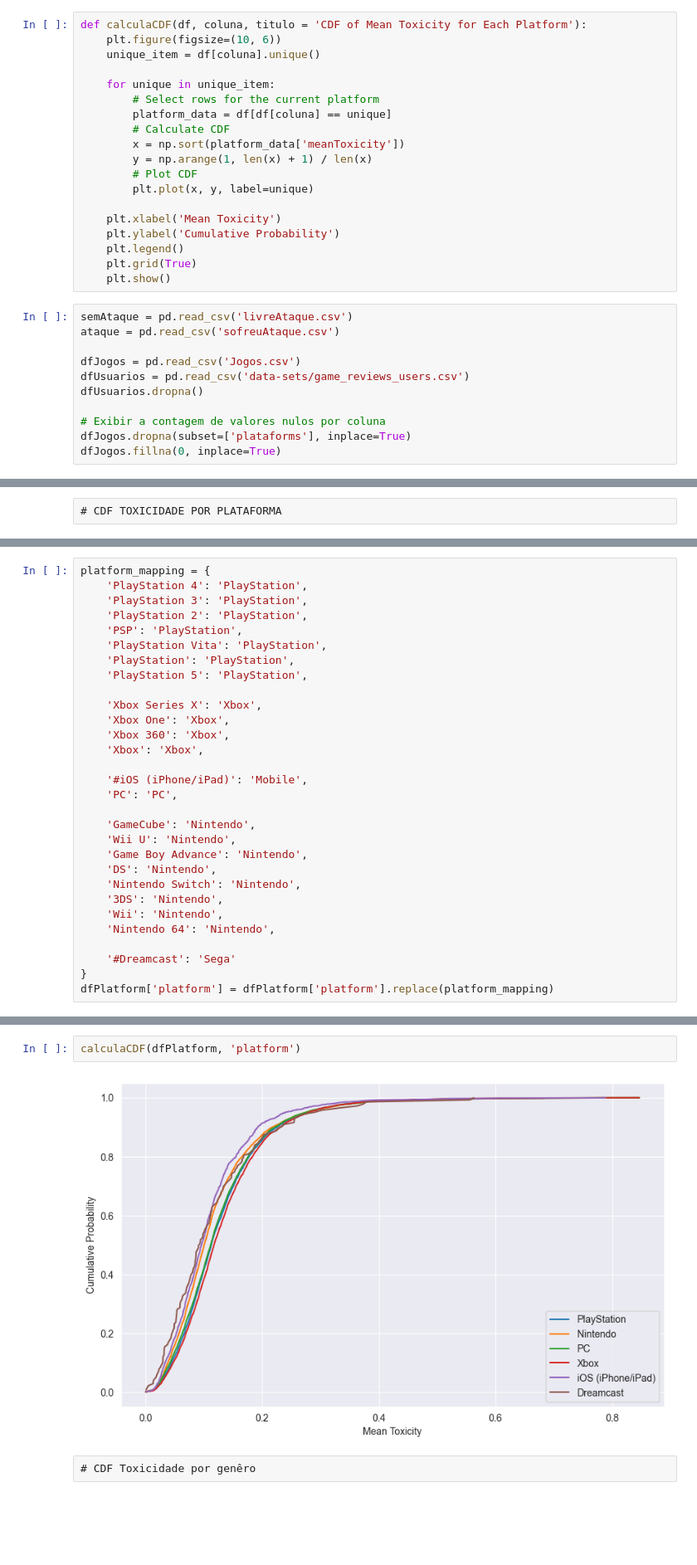
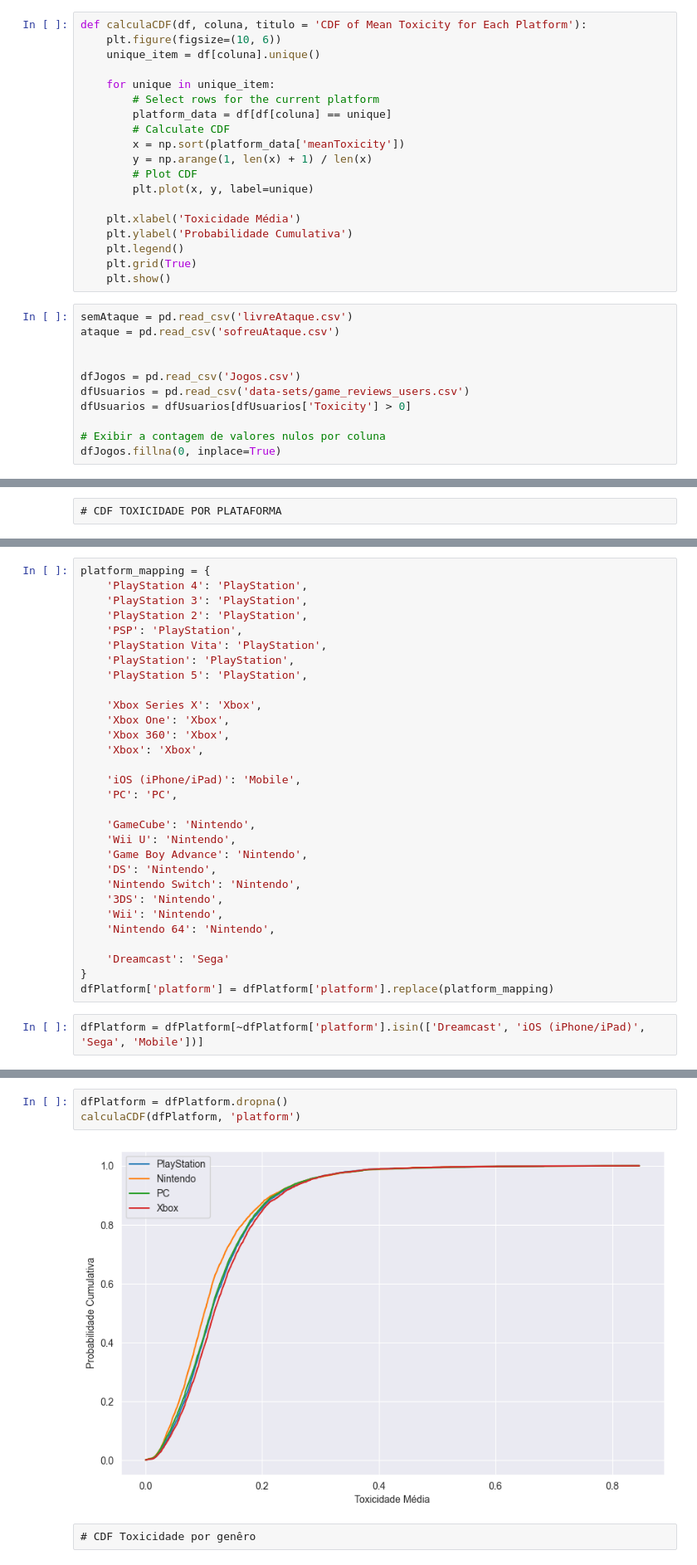
Before and after one commit to marcusguerra/Metacritic-Review-Bomb, a Jupyter notebook: Jogos.ipynb, the cells around one changed output, grey strips where cells are left out. Shown at 83% size. Saved outputs shown, nothing was run; the diff lists cells and outputs as text; blank space fills up the shorter version.

```diff
--- a/Jogos.ipynb
+++ b/Jogos.ipynb
@@ -18,8 +19,8 @@ def calculaCDF(df, coluna, titulo = 'CDF of Mean Toxicity for Each Platform'):
         # Plot CDF
         plt.plot(x, y, label=unique)
 
-    plt.xlabel('Mean Toxicity')
-    plt.ylabel('Cumulative Probability')
+    plt.xlabel('Toxicidade Média')
+    plt.ylabel('Probabilidade Cumulativa')
     plt.legend()
     plt.grid(True)
     plt.show()
@@ -27,10 +28,10 @@ def calculaCDF(df, coluna, titulo = 'CDF of Mean Toxicity for Each Platform'):
 semAtaque = pd.read_csv('livreAtaque.csv')
 ataque = pd.read_csv('sofreuAtaque.csv')
 
+
 dfJogos = pd.read_csv('Jogos.csv')
 dfUsuarios = pd.read_csv('data-sets/game_reviews_users.csv')
-dfUsuarios.dropna()
+dfUsuarios = dfUsuarios[dfUsuarios['Toxicity'] > 0]
 
 # Exibir a contagem de valores nulos por coluna
-dfJogos.dropna(subset=['plataforms'], inplace=True)
 dfJogos.fillna(0, inplace=True)
@@ -99,7 +159,7 @@ platform_mapping = {
     'Xbox 360': 'Xbox',
     'Xbox': 'Xbox',
 
-    '#iOS (iPhone/iPad)': 'Mobile',
+    'iOS (iPhone/iPad)': 'Mobile',
     'PC': 'PC',
 
     'GameCube': 'Nintendo',
@@ -111,9 +171,11 @@ platform_mapping = {
     'Wii': 'Nintendo',
     'Nintendo 64': 'Nintendo',
 
-    '#Dreamcast': 'Sega'
+    'Dreamcast': 'Sega'
 }
 dfPlatform['platform'] = dfPlatform['platform'].replace(platform_mapping)
+# %%
+dfPlatform = dfPlatform[~dfPlatform['platform'].isin(['Dreamcast', 'iOS (iPhone/iPad)', 'Sega', 'Mobile'])]
 # %%
 print(dfPlatform['platform'].value_counts())
 # %% [output]
@@ -127,8 +187,9 @@ Dreamcast             143
 Name: count, dtype: int64
 # %%
+dfPlatform = dfPlatform.dropna()
 calculaCDF(dfPlatform, 'platform')
 # %% [output]
-[figure, old version]
+[figure, new version]
 # %% [raw]
 # CDF Toxicidade por genêro
 # %%
```
Also changed, not shown: parts of 13 cells of this notebook, 2 other files.
